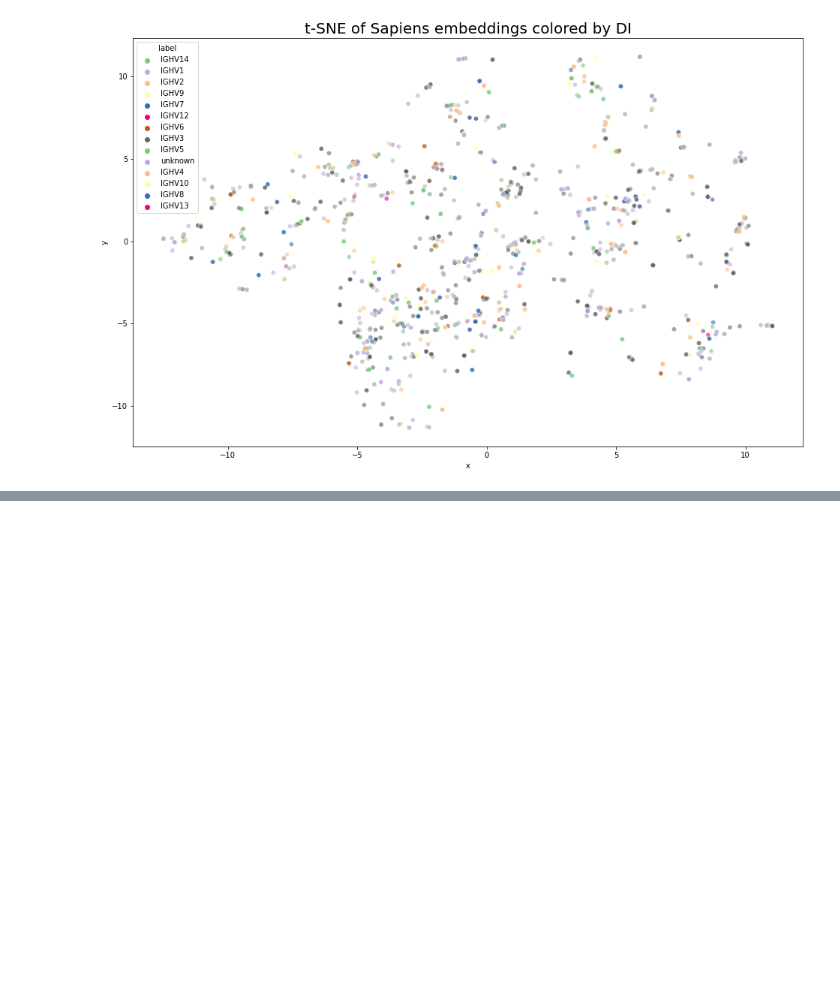
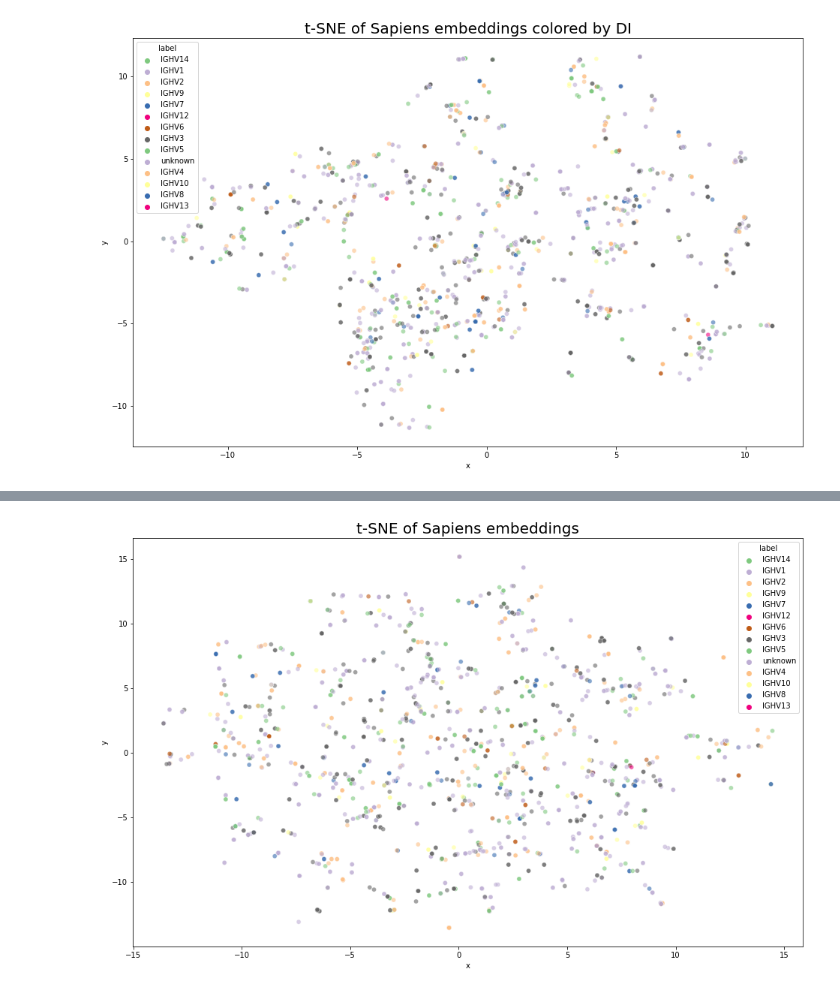
Before and after one commit to kvetab/di-pred, a Jupyter notebook: notebooks/data_processing/12-sapiens-embeddings.ipynb, the cells around one changed output, grey strips where cells are left out. Cells and saved outputs as stored; diff of their text form; code cells hidden in the pictures; blank space fills up the shorter version.

Commit message:
t-SNE with only heavy chains

```diff
--- a/notebooks/data_processing/12-sapiens-embeddings.ipynb
+++ b/notebooks/data_processing/12-sapiens-embeddings.ipynb
@@ -76,3 +74,6 @@ embeddings.head()
 embeddings.to_feather(path.join(DATA_DIR, "chen/embeddings/sapiens/sapiens_chen_embeddings_prev.ftr"))
 # %%
 embeddings = pd.read_feather(path.join(DATA_DIR, "chen/embeddings/sapiens/sapiens_chen_embeddings.ftr"))
+# %%
+embeddings_heavy = embeddings.iloc[:,:129]
+embeddings_heavy.head()
@@ -202,6 +211,7 @@ sabdab.head()
 5 rows × 33 columns
 # %%
 embeddings = embeddings.merge(sabdab[["pdb", "heavy_subclass", "light_subclass"]], left_on="Ab_ID", right_on="pdb").drop("pdb", axis=1)
+embeddings_heavy = embeddings_heavy.merge(sabdab[["pdb", "heavy_subclass", "light_subclass"]], left_on="Ab_ID", right_on="pdb").drop("pdb", axis=1)
 embeddings.head()
 # %% [output]
 |  | Ab_ID | 0 | 1 | 2 | 3 | 4 | 5 | 6 | 7 | 8 | ... | ... |
@@ -230,3 +240,5 @@ tsne_tr = calculate_tsne(embeddings.drop(["Y", "Ab_ID", "heavy_subclass", "light
 plot_transformed(tsne_tr, embeddings["heavy_subclass"], [0, 1], "t-SNE of Sapiens embeddings colored by DI", palette="Accent")
 # %% [output]
 [figure]
+# %%
+tsne_tr = calculate_tsne(embeddings_heavy.drop(["Ab_ID", "heavy_subclass", "light_subclass"], axis=1), components=3, perplexity=8)
@@ -232,0 +254,4 @@ plot_transformed(tsne_tr, embeddings["heavy_subclass"], [0, 1], "t-SNE of Sapien
+# %%
+plot_transformed(tsne_tr, embeddings_heavy["heavy_subclass"], [0, 1], "t-SNE of Sapiens embeddings", palette="Accent")
+# %% [output]
+[figure, added]
```
Also changed, not shown: parts of 7 cells of this notebook.
